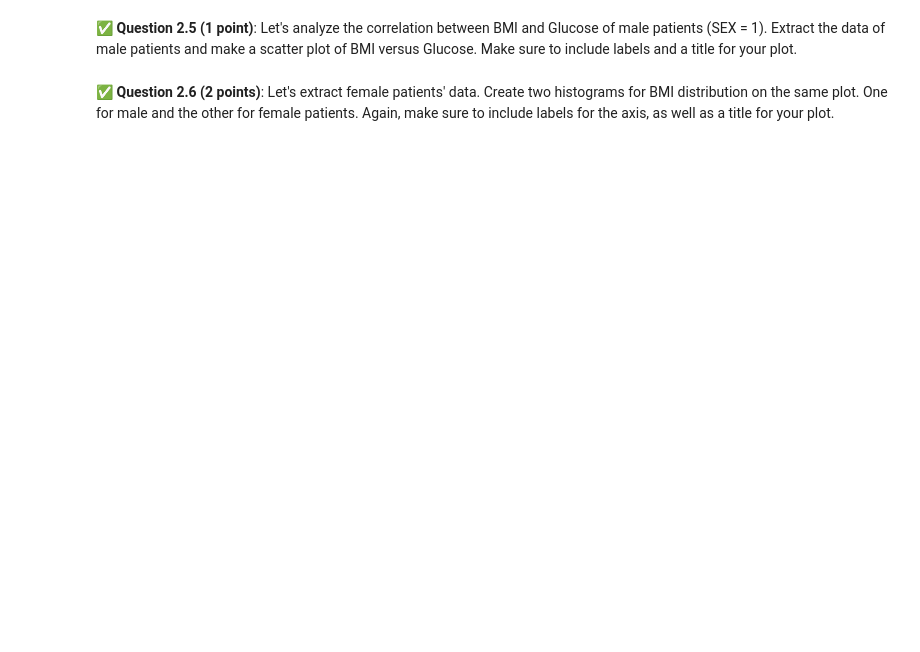
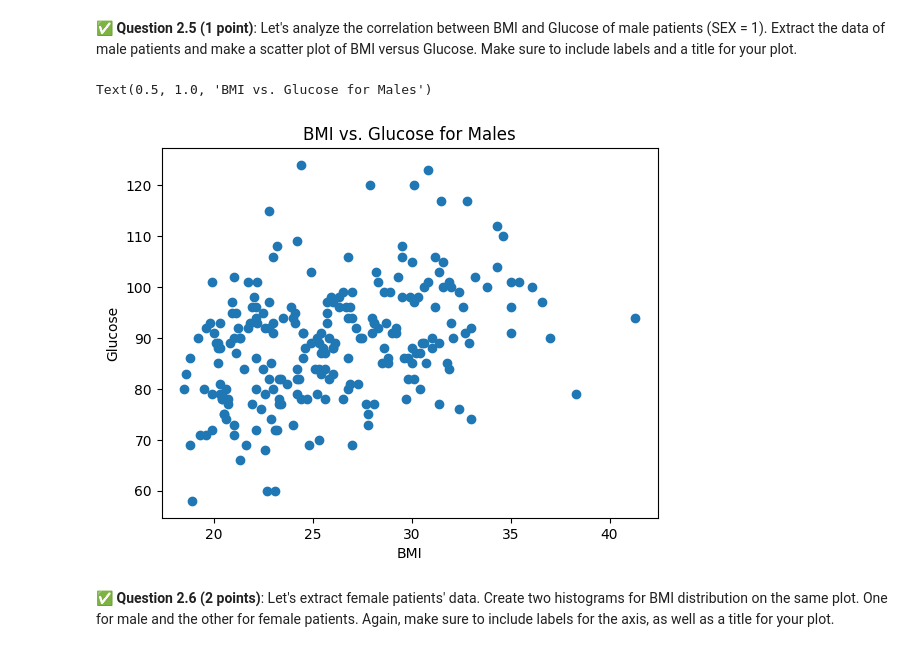
Before and after one commit to abdollahegazy/cmse202-s25-turnin, a Jupyter notebook: midterm/CMSE202-Midterm-Section003-STUDENT.ipynb, the cells around one changed output. Saved outputs shown, nothing was run; the diff lists cells and outputs as text; code cells hidden in the pictures; blank space fills up the shorter version.

```diff
--- a/midterm/CMSE202-Midterm-Section003-STUDENT.ipynb
+++ b/midterm/CMSE202-Midterm-Section003-STUDENT.ipynb
@@ -110,6 +104,16 @@ data.drop('Y',axis=1,inplace=True)
 &#9989; **Question 2.5 (1 point)**: Let's analyze the correlation between BMI and Glucose of male patients (SEX = 1). Extract the data of male patients and make a scatter plot of BMI versus Glucose. Make sure to include labels and a title for your plot.
 # %%
 ### Put your code here
+import matplotlib.pyplot as plt
+
+male = data[data['SEX']==1]
+plt.scatter(male['BMI'],male['Glucose'])
+plt.xlabel('BMI')
+plt.ylabel('Glucose')
+plt.title('BMI vs. Glucose for Males')
+# %% [output]
+Text(0.5, 1.0, 'BMI vs. Glucose for Males')
+[figure, added]
 # %% [markdown]
 &#9989; **Question 2.6 (2 points)**: Let's extract female patients' data.
 Create two histograms for BMI distribution on the same plot. One for male and the other for female patients. Again, make sure to include labels for the axis, as well as a title for your plot.
```
Also changed, not shown: parts of 3 cells of this notebook.
